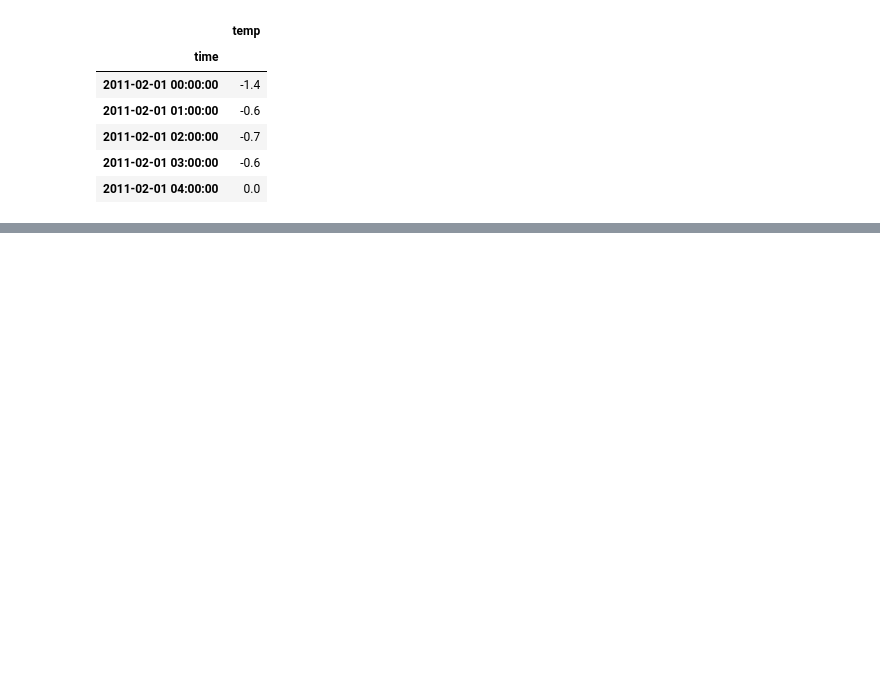
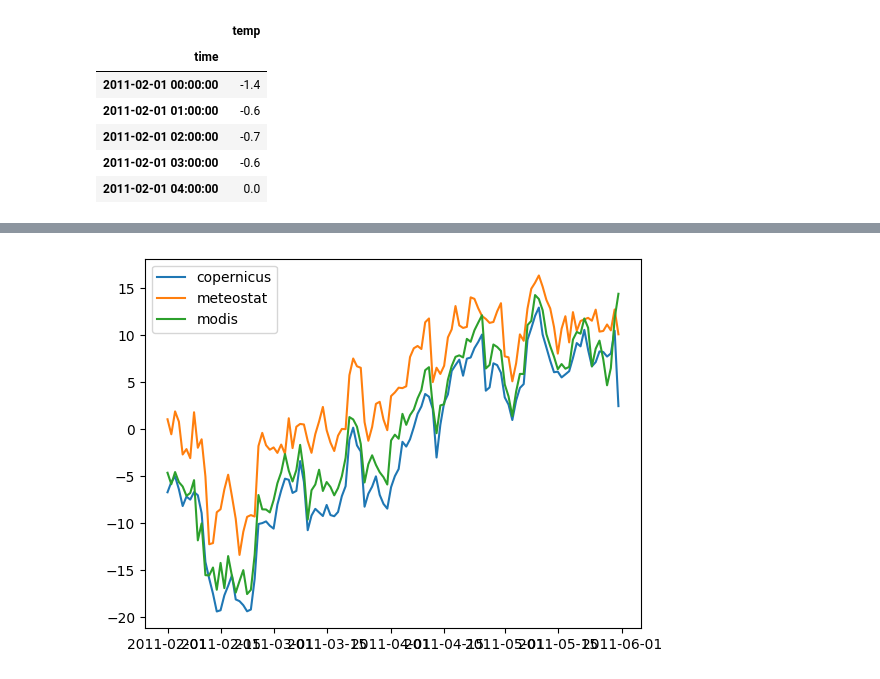
Before and after one commit to erikhalt/Hackathon, a Jupyter notebook: erik/aaa.ipynb, the cells around one changed output, grey strips where cells are left out. Drawn from its saved outputs; the diff is of its cells as text; code cells hidden in the pictures; blank space fills up the shorter version.

```diff
--- a/erik/aaa.ipynb
+++ b/erik/aaa.ipynb
@@ -53,0 +67,12 @@ plt.show()
+# %%
+meteo_daily = df_meteo.resample('D').mean()
+cop_daily = df_cop.resample('D').mean()
+mod_daile = df_mod.resample('D').mean()
+# %%
+plt.plot(cop_daily.index,cop_daily['temp'], label='copernicus')
+plt.plot(cop_daily.index,meteo_daily['temp'], label='meteostat')
+plt.plot(cop_daily.index,mod_daile['temp'], label='modis')
+plt.legend()
+plt.show()
+# %% [output]
+[figure, added]
```
Also changed, not shown: parts of 7 cells of this notebook.
